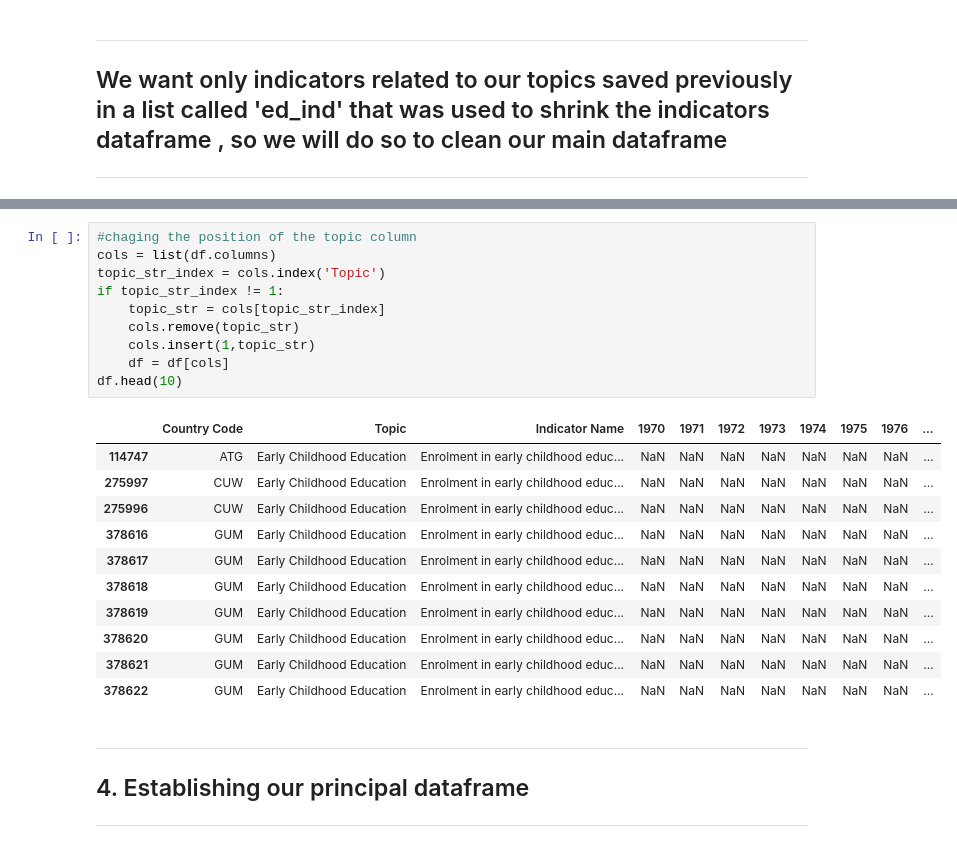
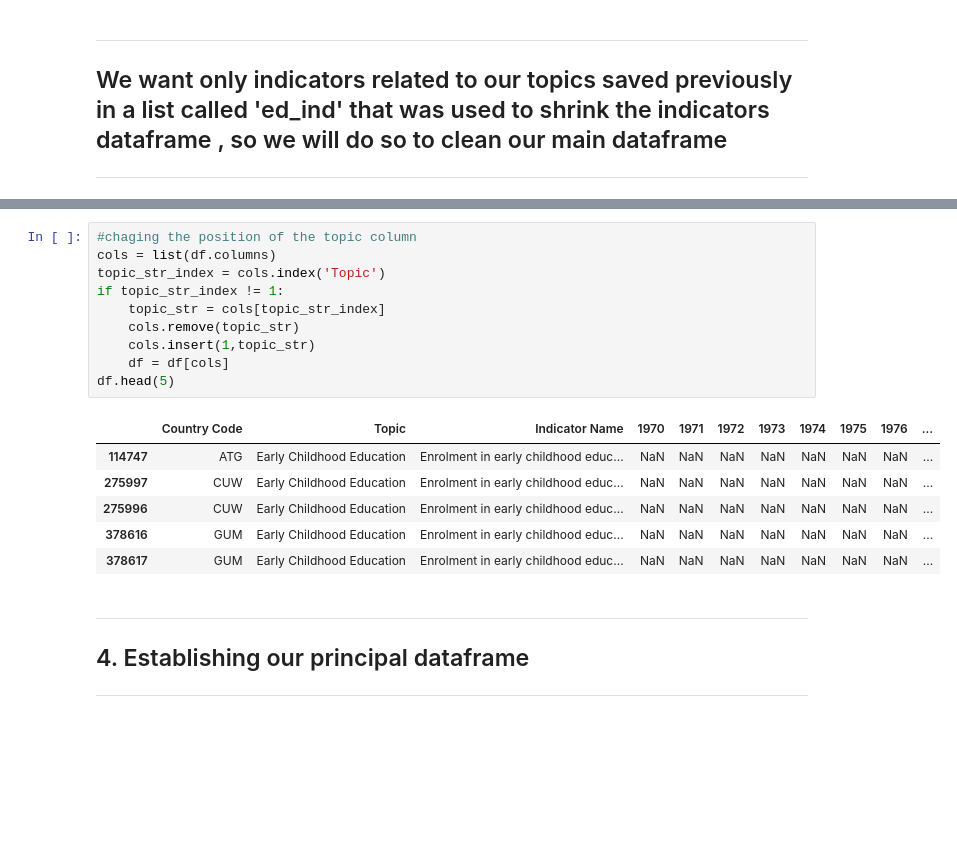
Before and after one commit to Harounnn/eDash, a Jupyter notebook: src/notebook/EDA.ipynb, the cells around one changed output, grey strips where cells are left out. Drawn from its saved outputs; the diff is of its cells as text; blank space fills up the shorter version.

```diff
--- a/src/notebook/EDA.ipynb
+++ b/src/notebook/EDA.ipynb
@@ -214,25 +190,20 @@ df.head(10)
 # %%
 #chaging the position of the topic column
 cols = list(df.columns)
 topic_str_index = cols.index('Topic')
 if topic_str_index != 1:
     topic_str = cols[topic_str_index]
     cols.remove(topic_str)
     cols.insert(1,topic_str)
     df = df[cols]
-df.head(10)
+df.head(5)
 # %% [output]
 |  | Country Code | Topic | Indicator Name | 1970 | 1971 | 1972 | 1973 | 1974 | 1975 | 1976 | ... |
 | 114747 | ATG | Early Childhood Education | Enrolment in early childhood educ... | NaN | NaN | NaN | NaN | NaN | NaN | NaN | ... |
 | 275997 | CUW | Early Childhood Education | Enrolment in early childhood educ... | NaN | NaN | NaN | NaN | NaN | NaN | NaN | ... |
 | 275996 | CUW | Early Childhood Education | Enrolment in early childhood educ... | NaN | NaN | NaN | NaN | NaN | NaN | NaN | ... |
 | 378616 | GUM | Early Childhood Education | Enrolment in early childhood educ... | NaN | NaN | NaN | NaN | NaN | NaN | NaN | ... |
 | 378617 | GUM | Early Childhood Education | Enrolment in early childhood educ... | NaN | NaN | NaN | NaN | NaN | NaN | NaN | ... |
-| 378618 | GUM | Early Childhood Education | Enrolment in early childhood educ... | NaN | NaN | NaN | NaN | NaN | NaN | NaN | ... |
-| 378619 | GUM | Early Childhood Education | Enrolment in early childhood educ... | NaN | NaN | NaN | NaN | NaN | NaN | NaN | ... |
-| 378620 | GUM | Early Childhood Education | Enrolment in early childhood educ... | NaN | NaN | NaN | NaN | NaN | NaN | NaN | ... |
-| 378621 | GUM | Early Childhood Education | Enrolment in early childhood educ... | NaN | NaN | NaN | NaN | NaN | NaN | NaN | ... |
-| 378622 | GUM | Early Childhood Education | Enrolment in early childhood educ... | NaN | NaN | NaN | NaN | NaN | NaN | NaN | ... |
 # %% [markdown]
 ***
 ## 4. Establishing our principal dataframe
```
Also changed, not shown: parts of 10 cells of this notebook.
